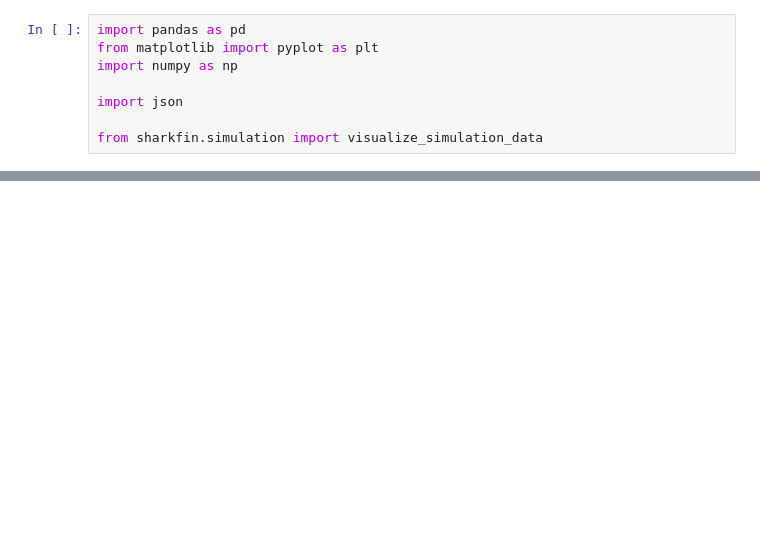
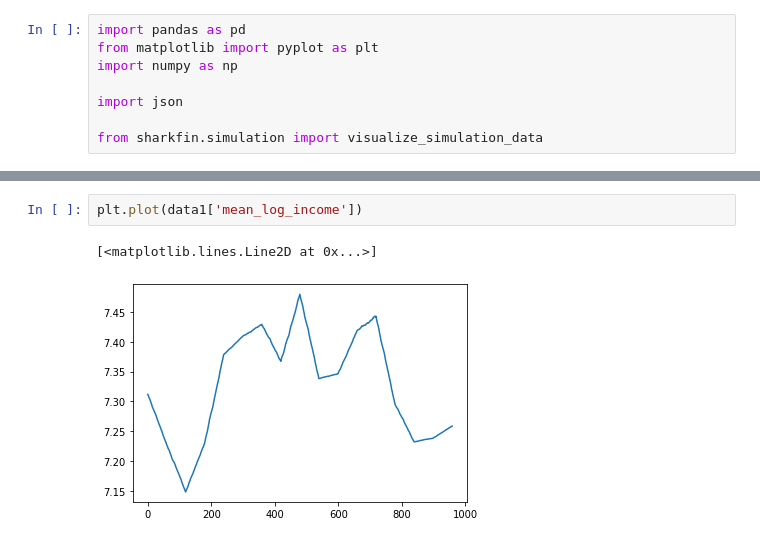
Before and after one commit to sbenthall/SHARKFin, a Jupyter notebook: simulate/Visualize Sim.ipynb, the cells around one changed output, grey strips where cells are left out. Cells and saved outputs as stored; diff of their text form; blank space fills up the shorter version.

```diff
--- a/simulate/Visualize Sim.ipynb
+++ b/simulate/Visualize Sim.ipynb
@@ -67,0 +123,5 @@ findfont: Generic family 'serif' not found because none of the following familie
+# %%
+plt.plot(data1['mean_log_income'])
+# %% [output]
+[<matplotlib.lines.Line2D at 0x...>]
+[figure, added]
```
Also changed, not shown: parts of 13 cells of this notebook.
